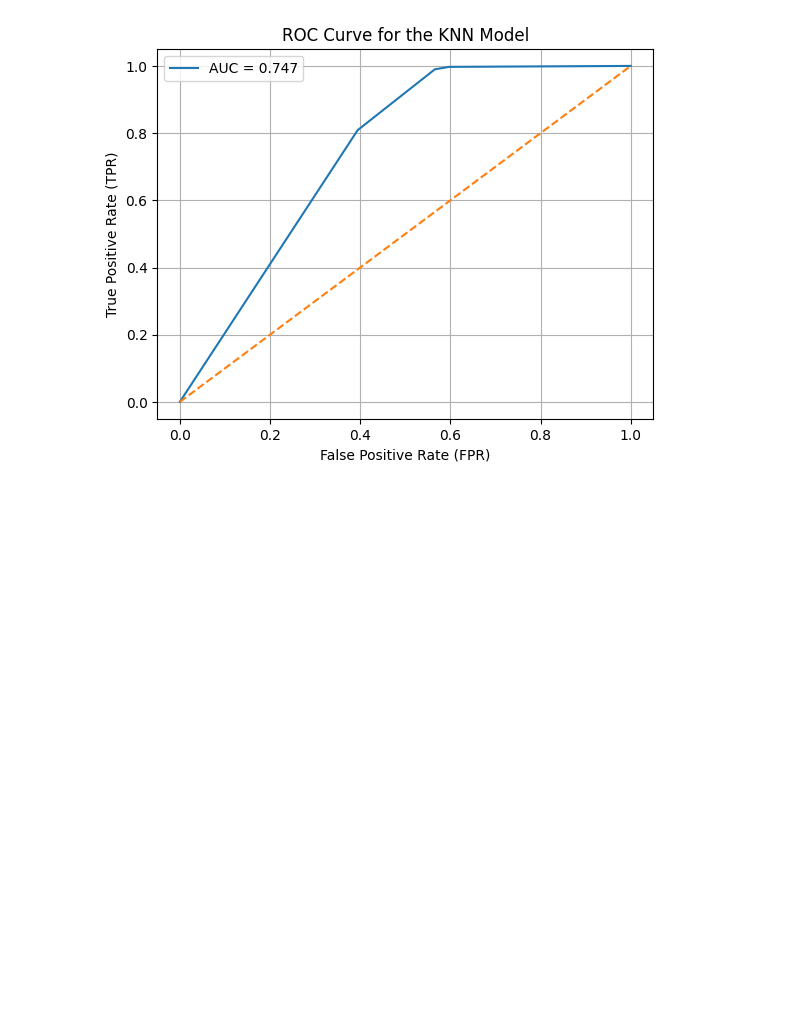
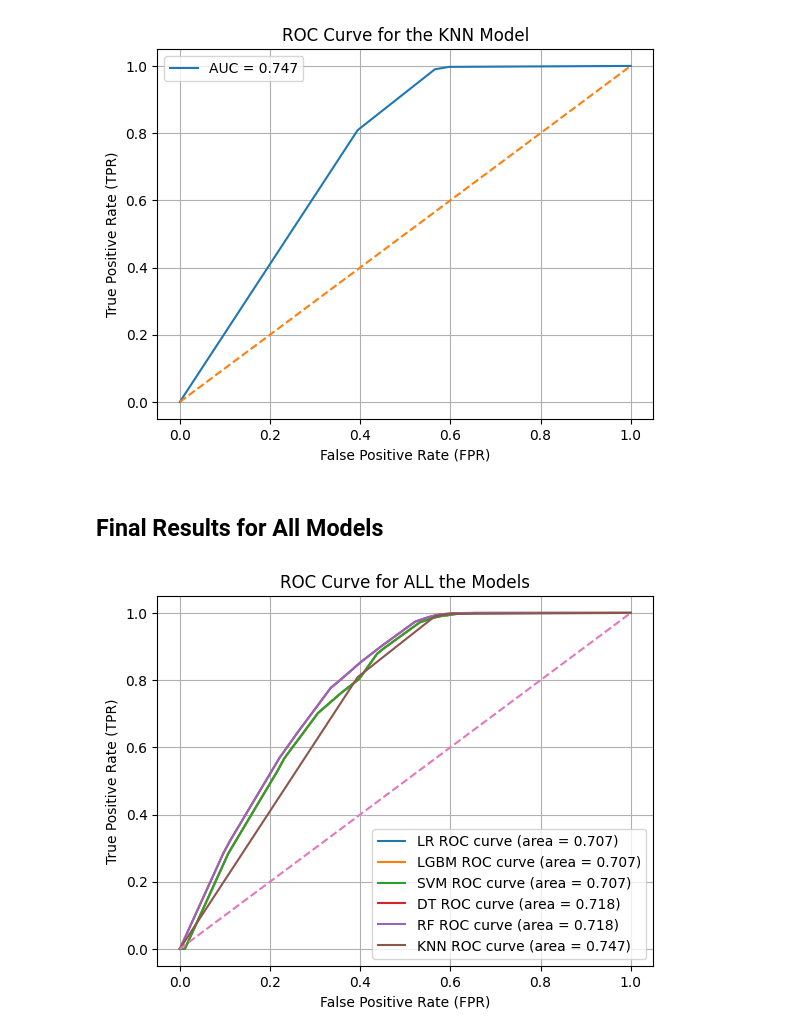
Before and after one commit to ElecSpartan/Big-Data-Project, a Jupyter notebook: BigData.ipynb, the cells around one changed output. Saved outputs shown, nothing was run; the diff lists cells and outputs as text; code cells hidden in the pictures; blank space fills up the shorter version.

Commit message:
Added the Final Results for all Models

```diff
--- a/BigData.ipynb
+++ b/BigData.ipynb
@@ -244,9 +251,9 @@ weighted avg       0.85      0.83      0.81    108861
 # %%
 ##Plot ROC curve
 y_proba = model.predict_proba(x_test)[:, 1]
-fpr, tpr, _ = roc_curve(y_test, y_proba)
+svc_fpr, svc_tpr, _ = roc_curve(y_test, y_proba)
 plt.figure()
-plt.plot(fpr, tpr, label='ROC curve (area = {:.2f})'.format(roc_auc))
+plt.plot(svc_fpr, svc_tpr, label='ROC curve (area = {:.2f})'.format(svc_roc_auc))
 plt.plot([0, 1], [0, 1], '--')
 plt.xlabel('False Positive Rate')
 plt.ylabel('True Positive Rate')
@@ -282,14 +289,14 @@ accuracy = accuracy_score(y_test, y_pred_dt)
 # Calculate confusion matrix
 conf_matrix = confusion_matrix(y_test, y_pred_dt)
 # Calculate ROC-AUC score
-roc_auc = roc_auc_score(y_test, y_pred_dt)
+dt_roc_auc = roc_auc_score(y_test, y_pred_dt)
 # classification report
 class_report = classification_report(y_test, y_pred_dt, target_names=['bad', 'good'])
 
 print("Accuracy: ", accuracy)
 print("Confusion Matrix:")
 print(conf_matrix)
-print(f"ROC-AUC: {roc_auc:.4f}")
+print(f"ROC-AUC: {dt_roc_auc:.4f}")
 print("Classification Report:")
 print(class_report)
 # %% [output]
@@ -364,14 +371,14 @@ accuracy = accuracy_score(y_test, y_pred_rf)
 # Calculate confusion matrix
 conf_matrix = confusion_matrix(y_test, y_pred_rf)
 # Calculate ROC-AUC score
-roc_auc = roc_auc_score(y_test, y_pred_rf)
+rf_roc_auc = roc_auc_score(y_test, y_pred_rf)
 # classification report
 class_report = classification_report(y_test, y_pred_rf, target_names=['bad', 'good'])
 
 print(f"Accuracy: {accuracy:.4f}")
 print("Confusion Matrix:")
 print(conf_matrix)
-print(f"ROC-AUC: {roc_auc:.4f}")
+print(f"ROC-AUC: {rf_roc_auc:.4f}")
 print("Classification Report:")
 print(class_report)
 # %% [output]
@@ -492,6 +499,6 @@ weighted avg       0.85      0.84      0.81    108861
 # Calculating the ROC curve and the area under it (AUC)
 y_prop_knn = k_nearest_neighbors_model.predict_proba(x_test)[:, 1]
 knn_fpr, knn_tpr, knn_thresholds = roc_curve(y_test, y_prop_knn)
-knn_auc = auc(knn_fpr, knn_tpr)
+knn_roc_auc = auc(knn_fpr, knn_tpr)
 # %%
 # Plotting the ROC curve (with AUC label)
@@ -505,3 +512,22 @@ plt.grid(True)
 plt.show()
 # %% [output]
 [figure]
+# %% [markdown]
+## Final Results for All Models
+# %%
+# Plotting the ROC curve (with AUC label)
+plt.plot(lr_fpr, lr_tpr, label='LR ROC curve (area = {:.3f})'.format(lr_roc_auc))
+plt.plot(lgb_fpr, lgb_tpr, label='LGBM ROC curve (area = {:.3f})'.format(lgb_roc_auc))
+plt.plot(svc_fpr, svc_tpr, label='SVM ROC curve (area = {:.3f})'.format(svc_roc_auc))
+plt.plot(fpr_dt, tpr_dt, label='DT ROC curve (area = {:.3f})'.format(dt_roc_auc))
+plt.plot(fpr_rf, tpr_rf, label='RF ROC curve (area = {:.3f})'.format(rf_roc_auc))
+plt.plot(knn_fpr, knn_tpr, label='KNN ROC curve (area = {:.3f})'.format(knn_roc_auc))
+plt.plot([0, 1], [0, 1], '--')
+plt.title('ROC Curve for ALL the Models')
+plt.xlabel('False Positive Rate (FPR)')
+plt.ylabel('True Positive Rate (TPR)')
+plt.legend()
+plt.grid(True)
+plt.show()
+# %% [output]
+[figure, added]
```
Also changed, not shown: parts of 9 cells of this notebook.
